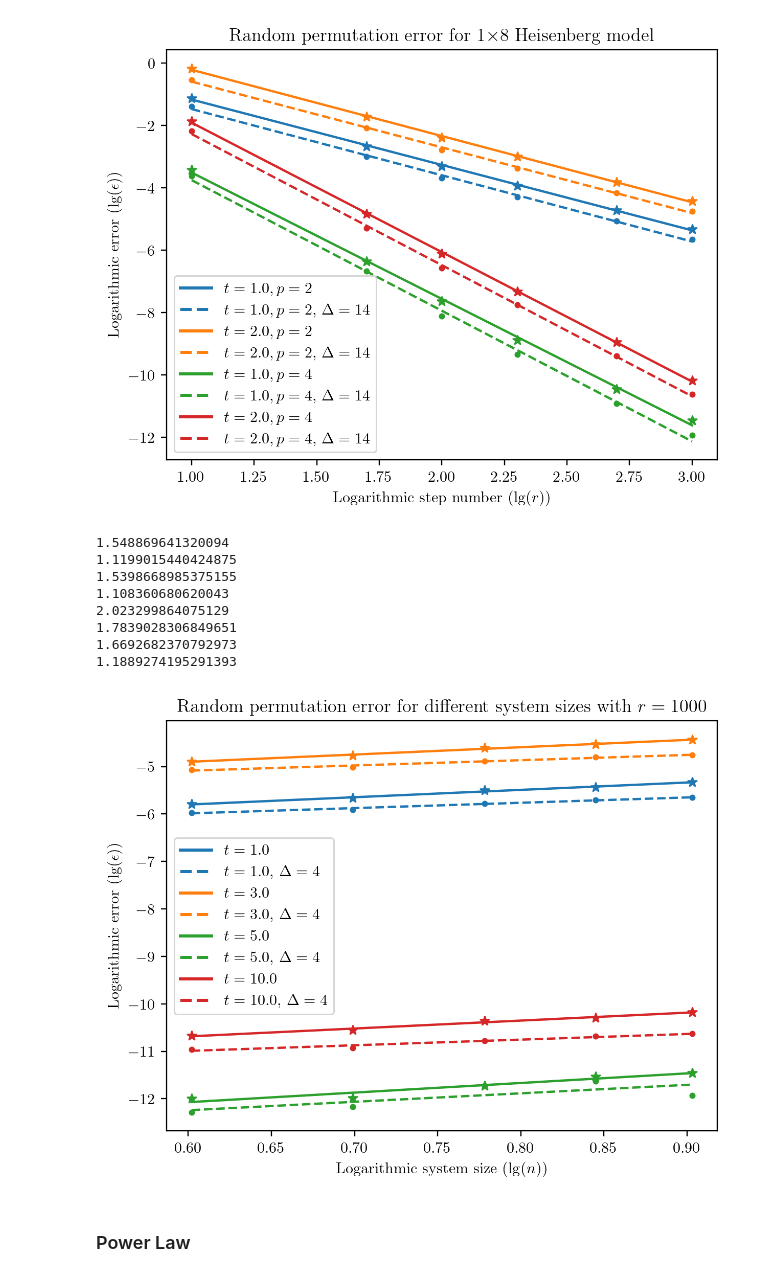
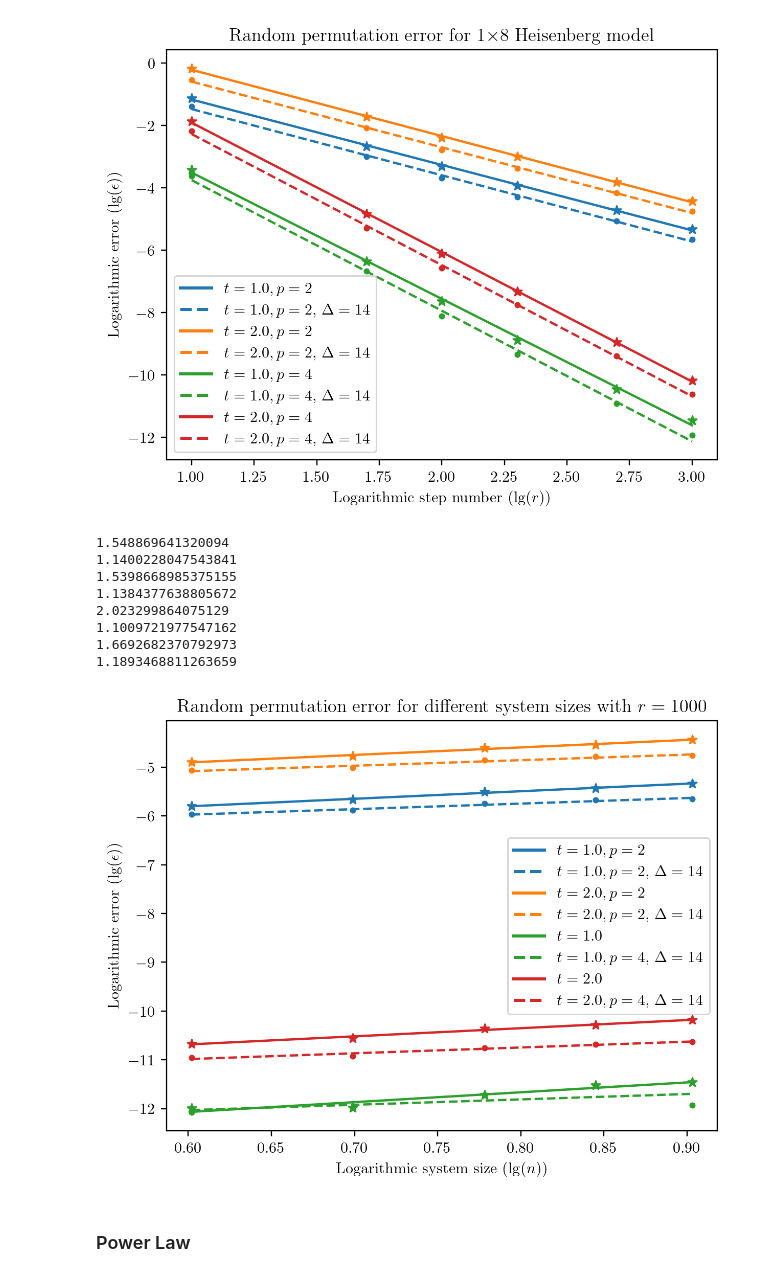
Before and after one commit to Qubit-Fernand/Digital-Quantum-Simulation, a Jupyter notebook: Figure/Plotting.ipynb, the cells around one changed output. Cells and saved outputs as stored; diff of their text form; code cells hidden in the pictures.

```diff
--- a/Figure/Plotting.ipynb
+++ b/Figure/Plotting.ipynb
@@ -380,12 +380,12 @@ fig.savefig('Permutation-1x8.pdf', dpi=600, format='pdf')
 [figure]
 # %%
 # Random Permutation Error on Heisenberg Model: n-dependence, fix r = 1000
-Delta = 4
+Delta = 14
 index = 5 # 1000
-n_4 = '../Permutation/norm_1x4_6.mat'
-n_5 = '../Permutation/norm_1x5_8.mat'
-n_6 = '../Permutation/norm_1x6_10.mat' # 10.01
-n_7 = '../Permutation/norm_1x7_12.mat' # 12.01
+n_4 = '../Permutation/norm_1x4_14.mat'
+n_5 = '../Permutation/norm_1x5_14.mat'
+n_6 = '../Permutation/norm_1x6_14.mat' # 10.01
+n_7 = '../Permutation/norm_1x7_14.mat' # 12.01
 n_8 = '../Permutation/norm_1x8_14.mat'
 # n_9 = '../Permutation/norm_1x9_16.mat'
 
@@ -441,47 +441,47 @@ ax.scatter(step_number, p_2_1, marker = '*', color = '#1f77b4')
 ax.plot(step_number_new, poly_p_2_1(step_number_new), color = '#1f77b4', linestyle = '-', label='$t=1.0, p=2$')
 
 ax.scatter(step_number, p_2_1_Delta, marker ='.', color = '#1f77b4')
-ax.plot(step_number_new, poly_p_2_1_Delta(step_number_new), color = '#1f77b4', linestyle = '--', label='$t=1.0, p=2$, $\Delta = 2n-2$')
+ax.plot(step_number_new, poly_p_2_1_Delta(step_number_new), color = '#1f77b4', linestyle = '--', label='$t=1.0, p=2$, $\Delta = {Delta}$'.format(Delta = Delta))
 
 ax.scatter(step_number, p_2_2, marker = '*', color = '#ff7f0e')
 ax.plot(step_number_new, poly_p_2_2(step_number_new), color = '#ff7f0e', linestyle = '-', label='$t=2.0, p=2$')
 
 ax.scatter(step_number, p_2_2_Delta, marker ='.', color = '#ff7f0e')
-ax.plot(step_number_new, poly_p_2_2_Delta(step_number_new), color = '#ff7f0e', linestyle = '--', label='$t=2.0, p=2$, $\Delta = 2n-2$')
+ax.plot(step_number_new, poly_p_2_2_Delta(step_number_new), color = '#ff7f0e', linestyle = '--', label='$t=2.0, p=2$, $\Delta = {Delta}$'.format(Delta = Delta))
 
 ax.scatter(step_number, p_4_1, marker = '*', color = '#2ca02c')
 ax.plot(step_number_new, poly_p_4_1(step_number_new), color = '#2ca02c', linestyle = '-', label='$t=1.0$')
 
 ax.scatter(step_number, p_4_1_Delta, marker ='.', color = '#2ca02c')
-ax.plot(step_number_new, poly_p_4_1_Delta(step_number_new), color = '#2ca02c', linestyle = '--', label='$t=1.0, p=4$, $\Delta = 2n-2$')
+ax.plot(step_number_new, poly_p_4_1_Delta(step_number_new), color = '#2ca02c', linestyle = '--', label='$t=1.0, p=4$, $\Delta = {Delta}$'.format(Delta = Delta))
 
 ax.scatter(step_number, p_4_2, marker = '*', color = '#d62728')
 ax.plot(step_number_new, poly_p_4_2(step_number_new), color = '#d62728', linestyle = '-', label='$t=2.0$')
 
 ax.scatter(step_number, p_4_2_Delta, marker ='.', color = '#d62728')
-ax.plot(step_number_new, poly_p_4_2_Delta(step_number_new), color = '#d62728', linestyle = '--', label='$t=2.0, p=4$, $\Delta = 2n-2$')
+ax.plot(step_number_new, poly_p_4_2_Delta(step_number_new), color = '#d62728', linestyle = '--', label='$t=2.0, p=4$, $\Delta = {Delta}$'.format(Delta = Delta))
 ax.legend(handler_map={plt.Line2D: ColorLineStyleHandler()})
 
 print(poly_p_2_1[1])
 print(poly_p_2_1_Delta[1])
 print(poly_p_2_2[1])
 print(poly_p_2_2_Delta[1])
 print(poly_p_4_1[1])
 print(poly_p_4_1_Delta[1])
 print(poly_p_4_2[1])
 print(poly_p_4_2_Delta[1])
 
 fig.savefig('Permutation-n.pdf', dpi=600, format='pdf')
 # %% [output]
 1.548869641320094
-1.1199015440424875
+1.1400228047543841
 1.5398668985375155
-1.108360680620043
+1.1384377638805672
 2.023299864075129
-1.7839028306849651
+1.1009721977547162
 1.6692682370792973
-1.1889274195291393
+1.1893468811263659
-[figure, old version]
+[figure, new version]
 # %% [markdown]
 ### Power Law
 # %%
```
Also changed, not shown: parts of 2 cells of this notebook, 7 other files.
